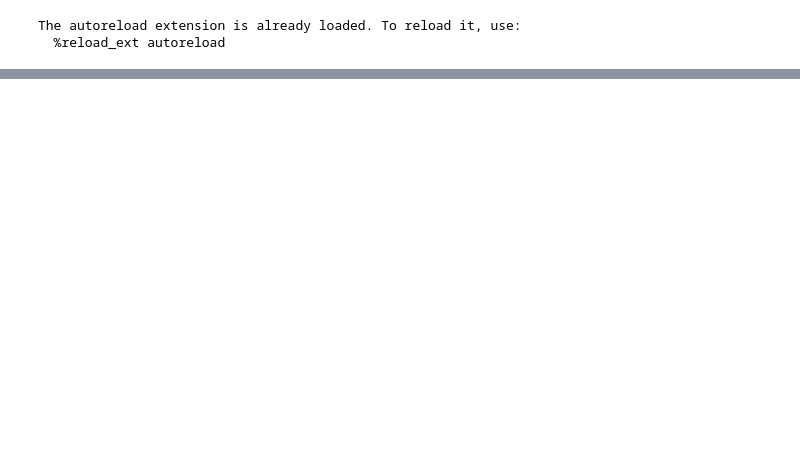
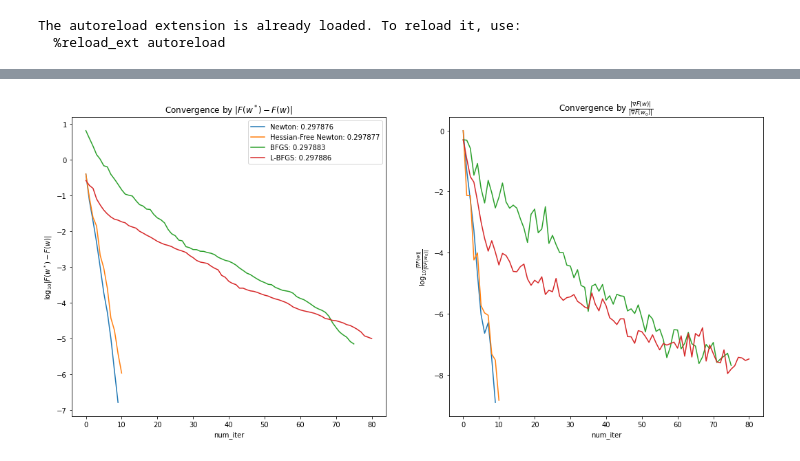
Before and after one commit to Howuhh/hse_optimization, a Jupyter notebook: hw3/bfgs.ipynb, the cells around one changed output, grey strips where cells are left out. Saved outputs shown, nothing was run; the diff lists cells and outputs as text; code cells hidden in the pictures; blank space fills up the shorter version.

```diff
--- a/hw3/bfgs.ipynb
+++ b/hw3/bfgs.ipynb
@@ -152,0 +27,4 @@ Wall time: 355 ms
+# %%
+plot_metric(log, "a1a", "num_iter")
+# %% [output]
+[figure, added]
```
Also changed, not shown: parts of 14 cells of this notebook, 8 other files.
